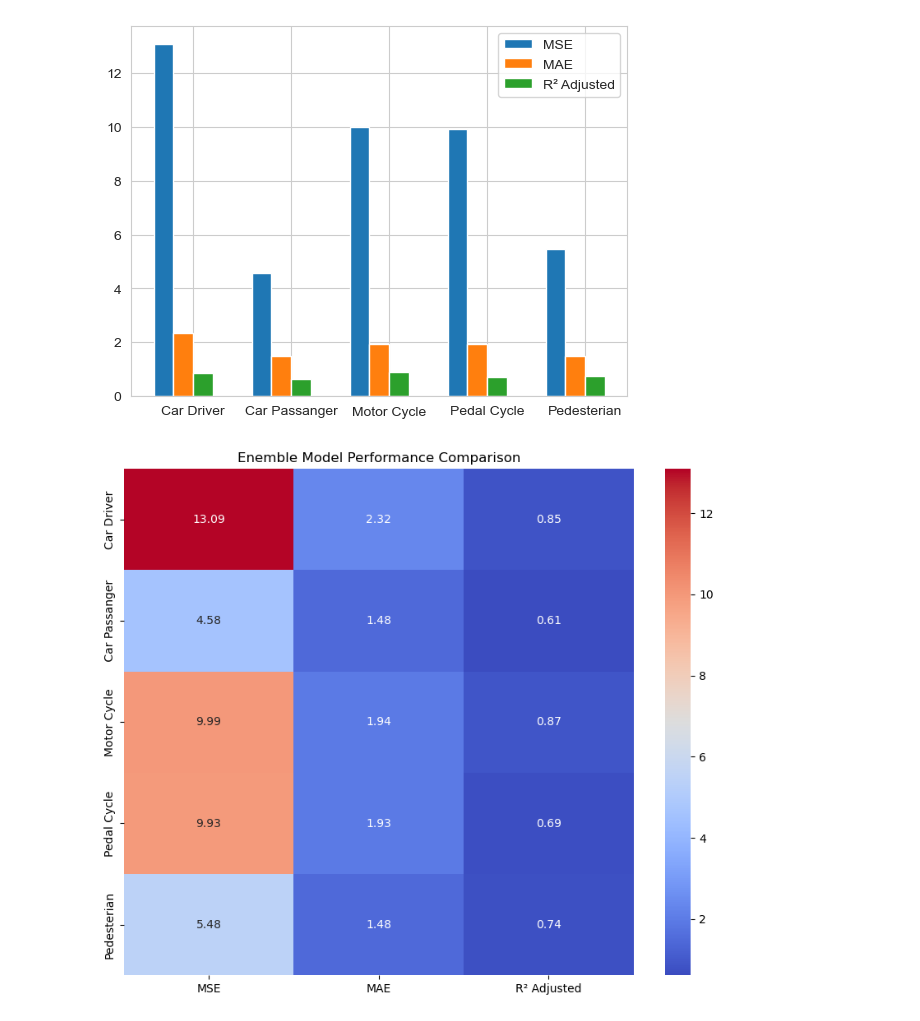
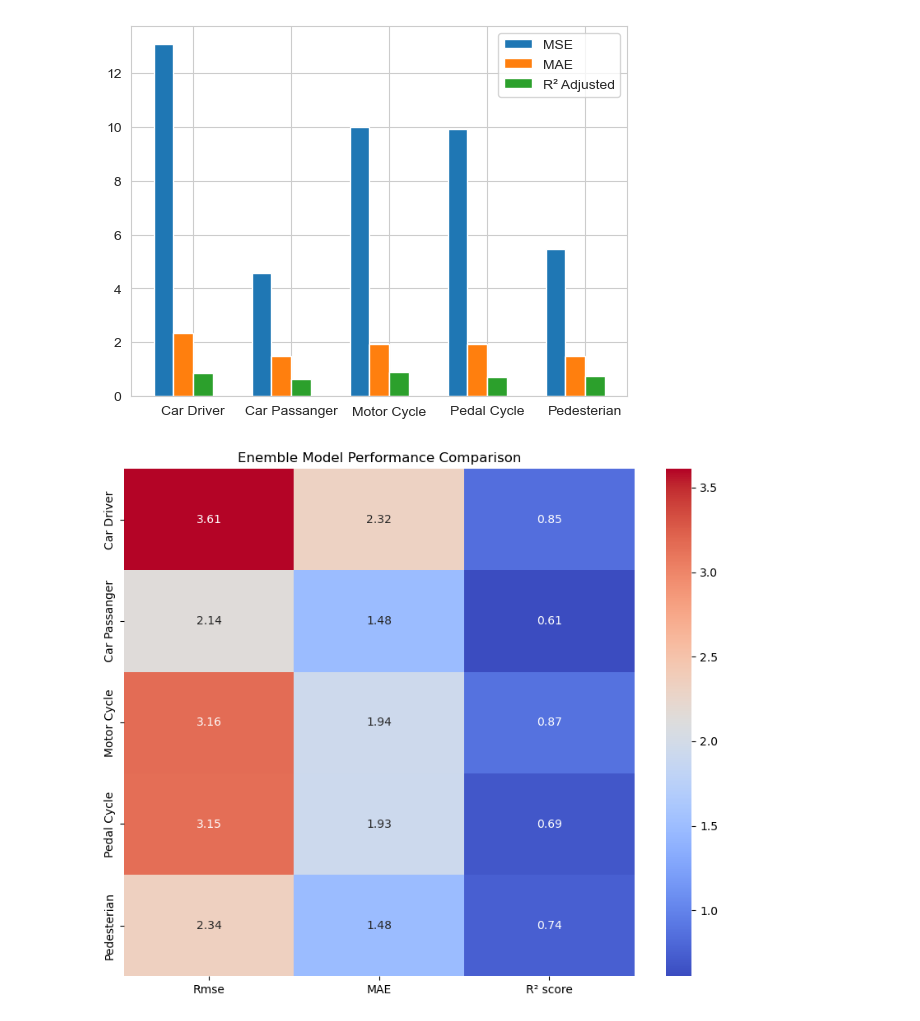
Before and after one commit to mraminamiri/National_Accident, a Jupyter notebook: ensemble regression.ipynb, the cells around one changed output. Saved outputs shown, nothing was run; the diff lists cells and outputs as text; code cells hidden in the pictures.

```diff
--- a/ensemble regression.ipynb
+++ b/ensemble regression.ipynb
@@ -1037,26 +1037,26 @@ plt.show()
 # %%
 import seaborn as sns
 import matplotlib.pyplot as plt
 import numpy as np
 
 # فرض کنید که مقادیر MSE، MAE و R² برای هر پنج مدل را دارید
-mse_values = [13.09, 4.58, 9.99, 9.93, 5.48]
+Rmse_values = [3.61, 2.14 , 3.16, 3.15 , 2.34]
 mae_values = [2.32, 1.48, 1.94, 1.93, 1.48]
-r2_values = [0.85, 0.61, 0.87, 0.69, 0.74]
+r2_values = [0.85,0.61 ,0.87 ,0.69  ,0.74 ]
 
 # ایجاد داده‌ها برای هیت مپ
 metrics = ['Car Driver', ' Car Passanger ', 'Motor Cycle', 'Pedal Cycle', 'Pedesterian']
-models = ['MSE', 'MAE', 'R² Adjusted']
-data = np.array([mse_values, mae_values, r2_values]).T
+models = ['Rmse', 'MAE', 'R² score']
+data = np.array([Rmse_values, mae_values, r2_values]).T
 #metrics
 # ایجاد هیت مپ
 plt.figure(figsize=(10, 8))
 heatmap = sns.heatmap(data, annot=True, fmt='.2f', xticklabels=models, yticklabels=metrics, cmap='coolwarm')
 heatmap.set_title('Enemble Model Performance Comparison')
 
 plt.show()
 # %% [output]
-[figure, old version]
+[figure, new version]
 # %%
 import matplotlib.pyplot as plt
 import numpy as np
```
Also changed, not shown: parts of 6 cells of this notebook.
